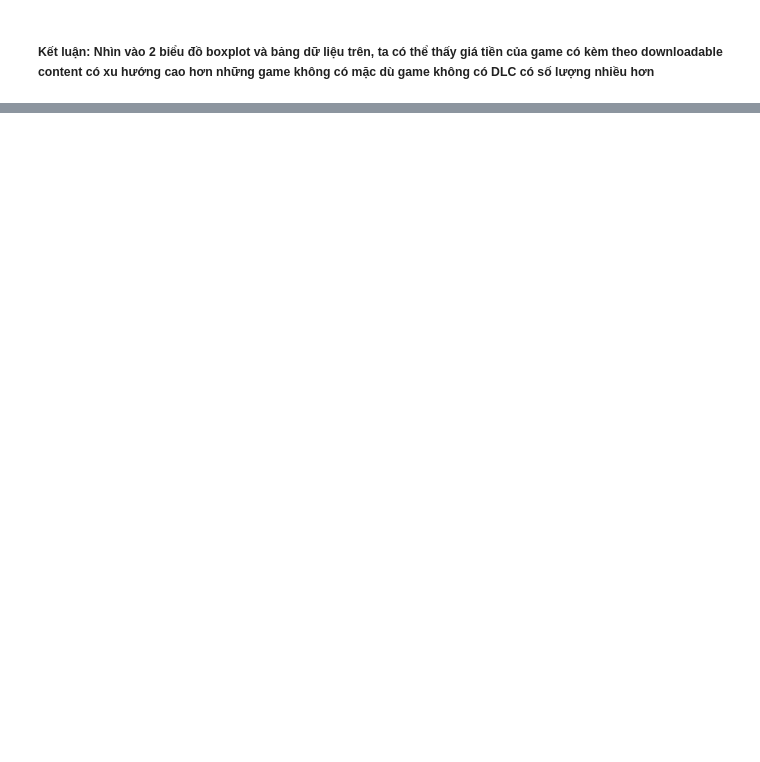
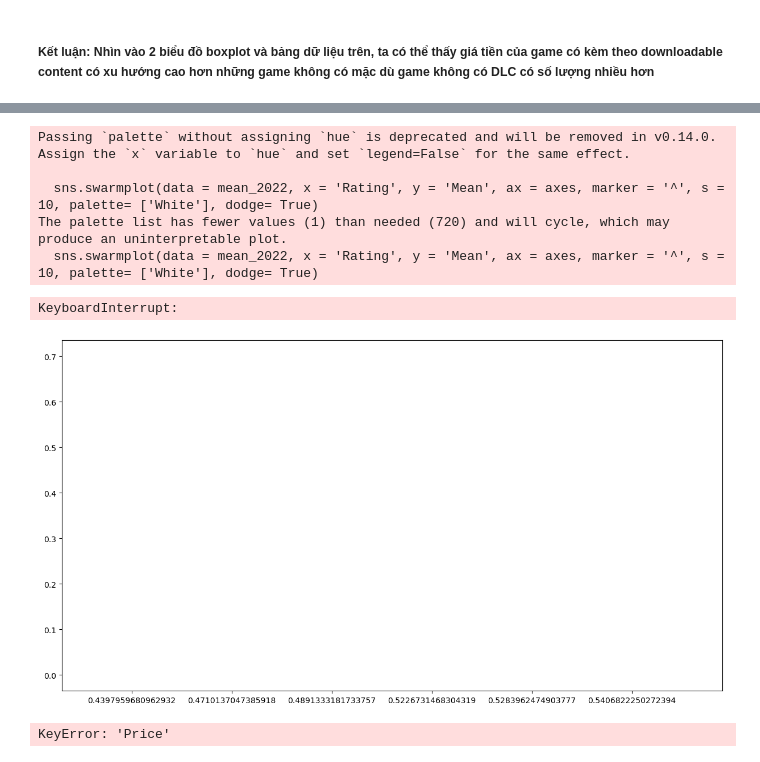
Before and after one commit to cheesepp/steam_game_ratings, a Jupyter notebook: EDA.ipynb, the cells around one changed output, grey strips where cells are left out. Cells and saved outputs as stored; diff of their text form; code cells hidden in the pictures; blank space fills up the shorter version.

```diff
--- a/EDA.ipynb
+++ b/EDA.ipynb
@@ -69,0 +160,19 @@ max        0.0  459000.000000
+# %%
+rating_by_genre_df = cleaned_df.loc[cleaned_df['ReleaseYear'] == 2022, ['Rating', 'DiscountPercent']]
+# Define a function to classify percentages
+def classify_percentage(percentage):
+    if percentage >= 0 and percentage < 0.2:
+        return 'Negative'
+    elif percentage >= 0.2 and percentage < 0.4:
+        return 'Mostly Negative'
+    elif percentage >= 0.4 and percentage < 0.7:
+        return 'Mixed'
+    elif percentage >= 0.7 and percentage < 0.8:
+        return 'Mostly Positive'
+    elif percentage >= 0.8 and percentage <= 1:
+        return 'Positive'
+    else:
+        return 'Invalid'
+
+rating_by_genre_df['Conclusion'] = rating_by_genre_df['Rating'].apply(classify_percentage)
+rating_by_genre_df
@@ -69,0 +193,40 @@ max        0.0  459000.000000
+# %%
+rating_by_genre_df = rating_by_genre_df.sort_values('Rating')
+
+mean_2022 = rating_by_genre_df.groupby(['Rating'])['DiscountPercent'].mean()
+mean_2022 = mean_2022.to_frame().rename(columns= {'DiscountPercent': 'Mean'}).reset_index()
+# %%
+fig, axes = plt.subplots(1, figsize=(15, 8))
+plt.subplots_adjust(hspace = 1)
+# sns.swarmplot(data = mean_2021, x = 'Rating', y = 'Mean', ax = axes[0], marker = '^', s = 10, palette= ['White'], dodge= True)
+sns.swarmplot(data = mean_2022, x = 'Rating', y = 'Mean', ax = axes, marker = '^', s = 10, palette= ['White'], dodge= True)
+
+sns.boxenplot(data = rating_by_genre_df, x = 'Conclusion', y = 'DiscountPercent', ax = axes)
+axes.set_title('The discount rate of the rating range from 2021')
+axes.set(xlabel = 'Rating Range', ylabel = 'Discount Percent')
+# %% [output]
+Passing `palette` without assigning `hue` is deprecated and will be removed in v0.14.0. Assign the `x` variable to `hue` and set `legend=False` for the same effect.
+
+  sns.swarmplot(data = mean_2022, x = 'Rating', y = 'Mean', ax = axes, marker = '^', s = 10, palette= ['White'], dodge= True)
+The palette list has fewer values (1) than needed (720) and will cycle, which may produce an uninterpretable plot.
+  sns.swarmplot(data = mean_2022, x = 'Rating', y = 'Mean', ax = axes, marker = '^', s = 10, palette= ['White'], dodge= True)
+KeyboardInterrupt:
+[figure, added]
+# %%
+# Visualisation of trend
+
+# skips values
+skip = None
+free_games = cleaned_df[(cleaned_df["Price"] == 0)]
+paid_games = cleaned_df[(cleaned_df["Price"] > 0)]
+
+plt.figure(figsize= (5,5))
+plt.scatter(paid_games["NegativeReviews"],paid_games["PositiveReviews"],color="blue",label = "Paid Games")
+plt.scatter(free_games["NegativeReviews"],free_games["PositiveReviews"],color="red",label = "Free Games")
+
+plt.legend(loc = 1, fontsize = 15)
+plt.xlabel("Negative Reviews" , fontsize = 20)
+plt.ylabel("Positive Reviews" , fontsize = 20)
+plt.show()
+# %% [output]
+KeyError: 'Price'
```
Also changed, not shown: parts of 14 cells of this notebook, 8 other files.
